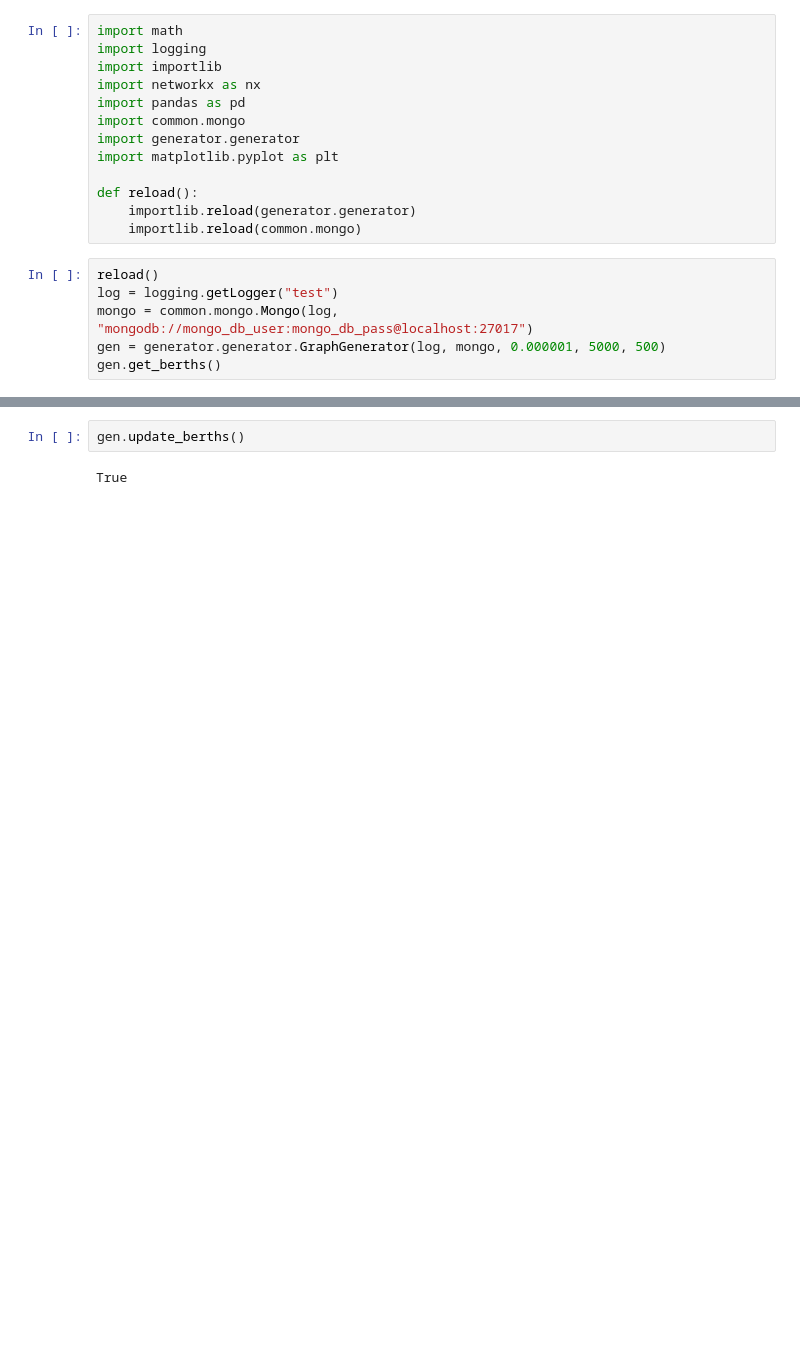
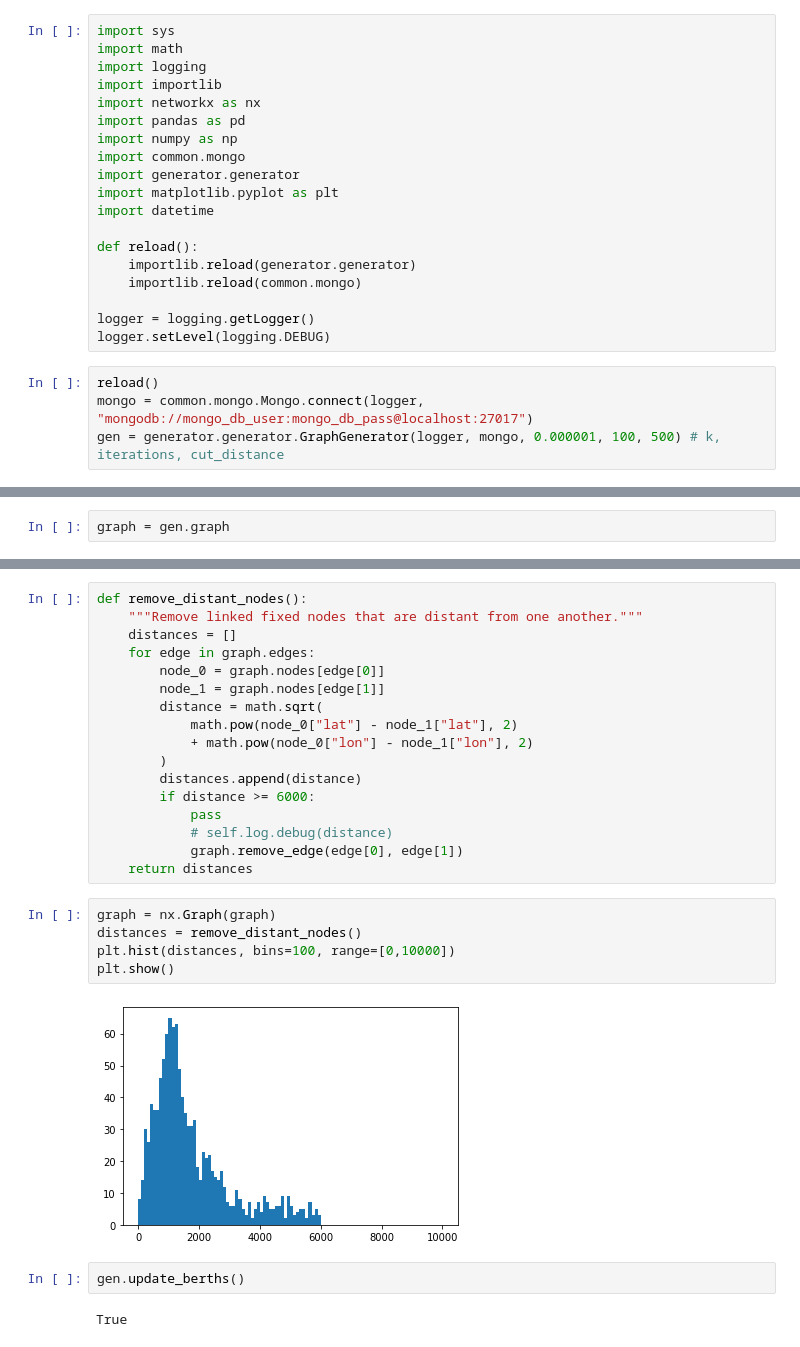
Before and after one commit to joshtingey/the-trains, a Jupyter notebook: notebooks/graph.ipynb, the cells around one changed output, grey strips where cells are left out. Drawn from its saved outputs; the diff is of its cells as text; blank space fills up the shorter version.

```diff
--- a/notebooks/graph.ipynb
+++ b/notebooks/graph.ipynb
@@ -1,19 +1,23 @@
 # %%
+import sys
 import math
 import logging
 import importlib
 import networkx as nx
 import pandas as pd
+import numpy as np
 import common.mongo
 import generator.generator
 import matplotlib.pyplot as plt
+import datetime
 
 def reload():
     importlib.reload(generator.generator)
     importlib.reload(common.mongo)
+
+logger = logging.getLogger()
+logger.setLevel(logging.DEBUG)
 # %%
 reload()
-log = logging.getLogger("test")
-mongo = common.mongo.Mongo(log, "mongodb://mongo_db_user:mongo_db_pass@localhost:27017")
-gen = generator.generator.GraphGenerator(log, mongo, 0.000001, 5000, 500)
-gen.get_berths()
+mongo = common.mongo.Mongo.connect(logger, "mongodb://mongo_db_user:mongo_db_pass@localhost:27017")
+gen = generator.generator.GraphGenerator(logger, mongo, 0.000001, 100, 500) # k, iterations, cut_distance
@@ -29,0 +33,2 @@ gen.remove_floating_nodes()
+# %%
+graph = gen.graph
@@ -34,3 +66,27 @@ True
+# %%
+def remove_distant_nodes():
+    """Remove linked fixed nodes that are distant from one another."""
+    distances = []
+    for edge in graph.edges:
+        node_0 = graph.nodes[edge[0]]
+        node_1 = graph.nodes[edge[1]]
+        distance = math.sqrt(
+            math.pow(node_0["lat"] - node_1["lat"], 2)
+            + math.pow(node_0["lon"] - node_1["lon"], 2)
+        )
+        distances.append(distance)
+        if distance >= 6000:
+            pass
+            # self.log.debug(distance)
+            graph.remove_edge(edge[0], edge[1])
+    return distances
+# %%
+graph = nx.Graph(graph)
+distances = remove_distant_nodes()
+plt.hist(distances, bins=100, range=[0,10000])
+plt.show()
+# %% [output]
+[figure, added]
 # %%
 gen.update_berths()
 # %% [output]
```
Also changed, not shown: parts of 10 cells of this notebook, 8 other files.
